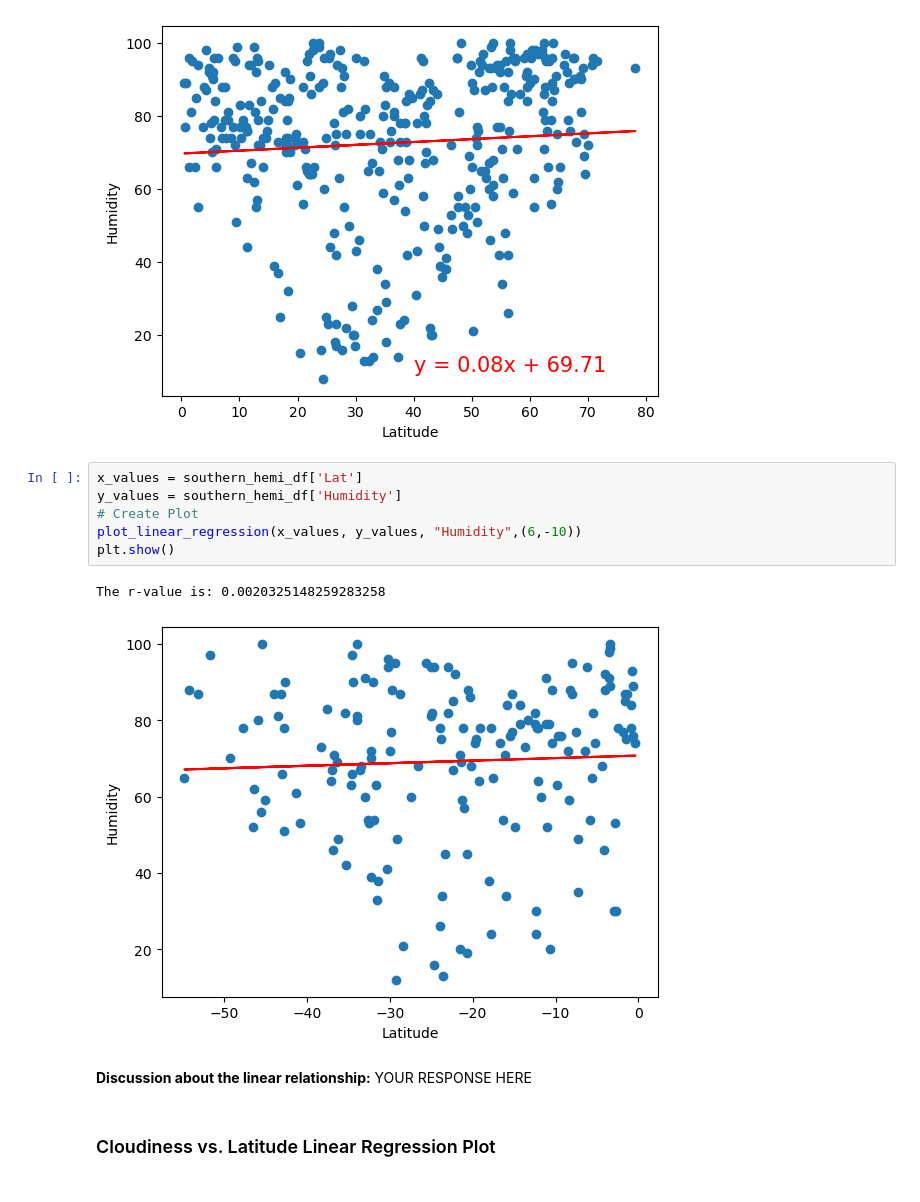
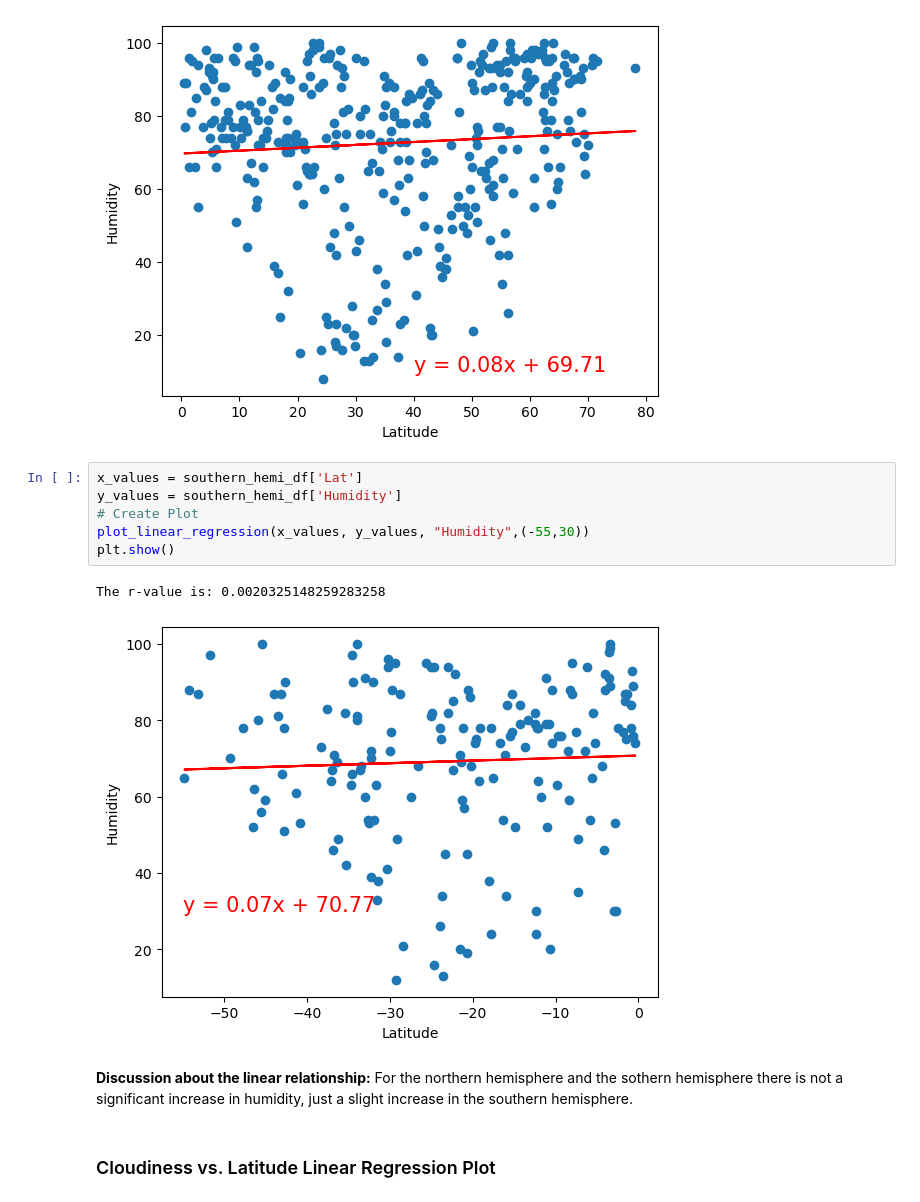
Before and after one commit to Buriteni/python-api-challenge, a Jupyter notebook: WeatherPy/WeatherPy.ipynb, the cells around one changed output. Cells and saved outputs as stored; diff of their text form.

```diff
--- a/WeatherPy/WeatherPy.ipynb
+++ b/WeatherPy/WeatherPy.ipynb
@@ -367,14 +367,14 @@ The r-value is: 0.005024426989039324
 # %%
 x_values = southern_hemi_df['Lat']
 y_values = southern_hemi_df['Humidity']
 # Create Plot
-plot_linear_regression(x_values, y_values, "Humidity",(6,-10))
+plot_linear_regression(x_values, y_values, "Humidity",(-55,30))
 plt.show()
 # %% [output]
 The r-value is: 0.0020325148259283258
-[figure, old version]
+[figure, new version]
-# %% [markdown]
-**Discussion about the linear relationship:** YOUR RESPONSE HERE
+# %% [markdown]
+**Discussion about the linear relationship:** For the northern hemisphere and the sothern hemisphere there is not a significant increase in humidity, just a slight increase in the southern hemisphere.
 # %% [markdown]
 ### Cloudiness vs. Latitude Linear Regression Plot
 # %%
```
Also changed, not shown: parts of 6 cells of this notebook.
